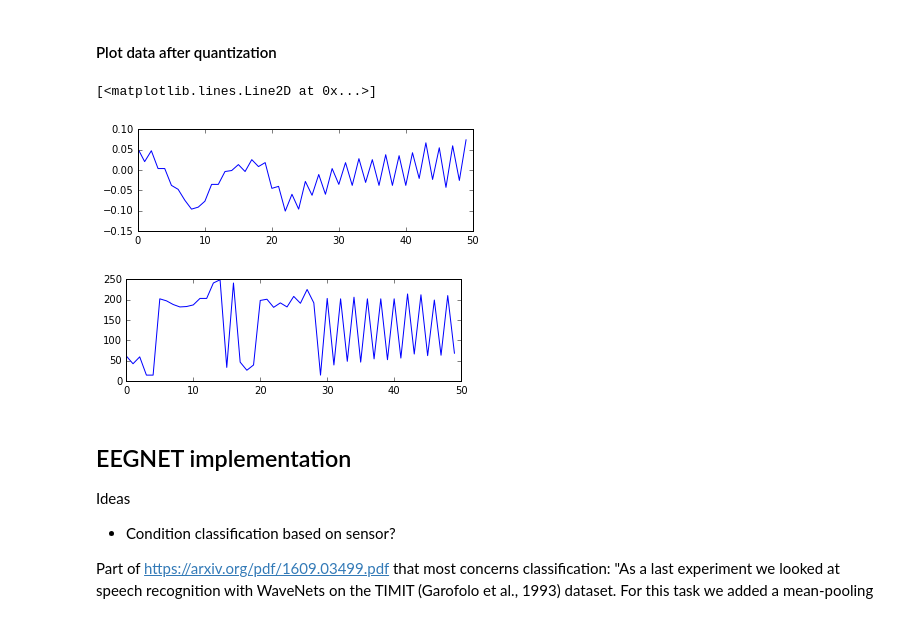
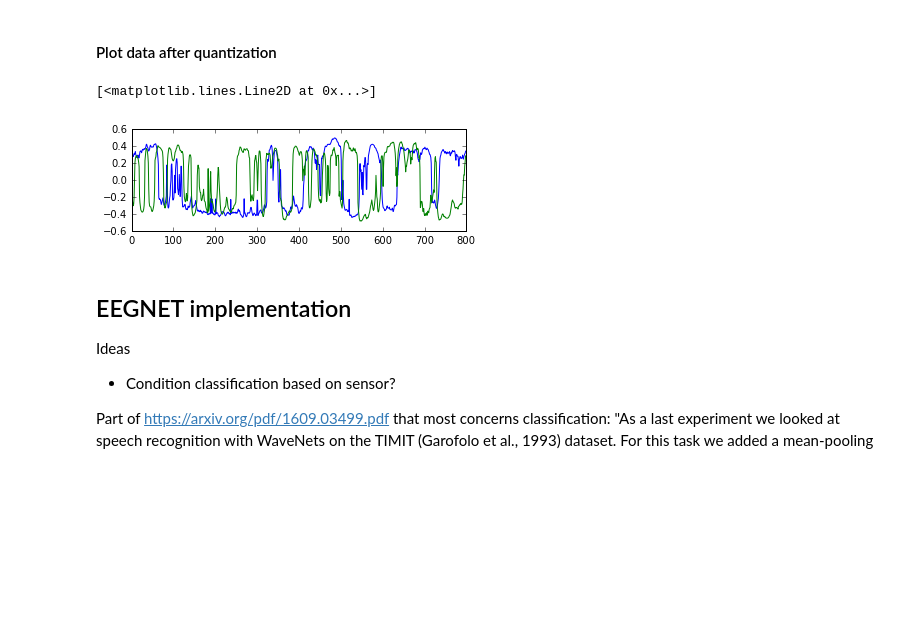
Before and after one commit to KnightofDawn/eegnet, a Jupyter notebook: ipynb/eegnet_slim.ipynb, the cells around one changed output. Cells and saved outputs as stored; diff of their text form; code cells hidden in the pictures; blank space fills up the shorter version.

```diff
--- a/ipynb/eegnet_slim.ipynb
+++ b/ipynb/eegnet_slim.ipynb
@@ -33,6 +33,19 @@ labels shape: (29,)
 #### Reformat data for training
 - Divide each file with 240000 samples into smaller batch_samples ~= size of receptive field of eegnet
 - Keep valid_dataset nr of samples intact for proper validation
+# %%
+def clean_normalize_data_labels(data, labels, sigma=1.0):
+    data_tmp = list()
+    labels_tmp = list()
+    for idx, d in enumerate(data):
+        if (np.count_nonzero(d) < 10) or (np.any(np.std(d, axis=0) < sigma)):
+            continue
+        # Normalize mean=0 and sigma=0.5: axis = 0 is along columns, vertical lines.
+        d -= np.mean(d, axis=0)
+        d /= np.ptp(d, axis=0)
+        data_tmp.append(d)
+        labels_tmp.append(labels[idx])
+    return np.asarray(data_tmp), np.asarray(labels_tmp)
 # %%
 #Output size of the layer
 num_labels = 1
@@ -111,20 +116,20 @@ def quantize_data(data, levels):
     levels -= 1
     # mu law companding transformation
     data = np.sign(data) * (np.log(1.0 + levels * np.absolute(data)) / np.log(1.0 + levels))
-    data = data/np.ptp(data, axis=0)
-    data = data + np.absolute(np.amin(data, axis=0))
-    # quantize signal to the amount of levels: data+1 makes only positive values
-    return (data*levels).astype(np.uint8)
+    # Normalize mean=0 and sigma=0.5: axis = 0 is along columns, vertical lines.
+    data -= np.mean(data, axis=0)
+    data /= np.ptp(data, axis=0)
+    return data
 
-train_dataset_quant = quantize_data(train_dataset, quantization_levels)
-valid_dataset_quant = quantize_data(valid_dataset, quantization_levels)
+    ## Quantization to uint8: [(make data > 0) * levels] -> cast uin8
+    #data += np.absolute(np.amin(data, axis=0))
+    #data /= np.amax(data, axis=0)
+    #data = (data*levels).astype(np.uint8)
+    #return (data*levels).astype(np.uint8)
+
+train_dataset = quantize_data(train_dataset, quantization_levels)
+valid_dataset = quantize_data(valid_dataset, quantization_levels)
 
 print('train_dataset shape:', train_dataset.shape)
 print('valid_dataset shape:', valid_dataset.shape)
-
-plt.subplot(211)
-plt.plot(train_dataset[0,0,:,0])
-plt.figure(2)
-plt.subplot(211)
-plt.plot(train_dataset_quant[0,0,:,0])
 # %% [output]
@@ -137,14 +139,11 @@ valid_dataset shape: (150, 1, 1200, 1)
 #### Plot data after quantization
 # %%
 plt.subplot(211)
-plt.plot(train_dataset[2,0,0:50,0])
-plt.figure(2)
-plt.subplot(211)
-plt.plot(train_dataset_quant[2,0,:50,0])
+plt.plot(train_dataset[1,0,:,0])
+plt.plot(train_dataset[2,0,:,0])
 # %% [output]
 [<matplotlib.lines.Line2D at 0x...>]
-[figure, old version]
+[figure, new version]
-[figure, removed]
 # %% [markdown]
 ## EEGNET implementation
 
```
Also changed, not shown: parts of 6 cells of this notebook, 2 other files.
